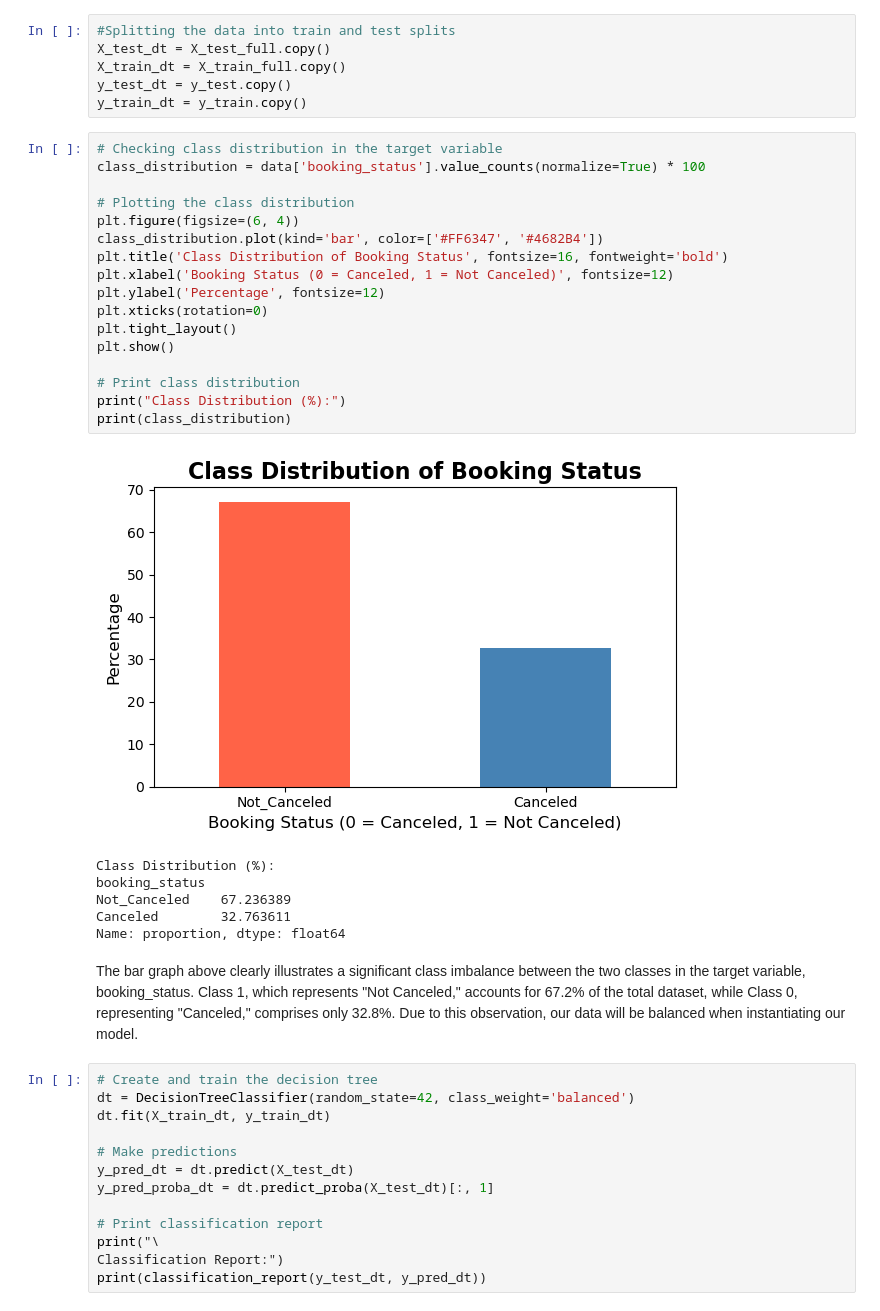
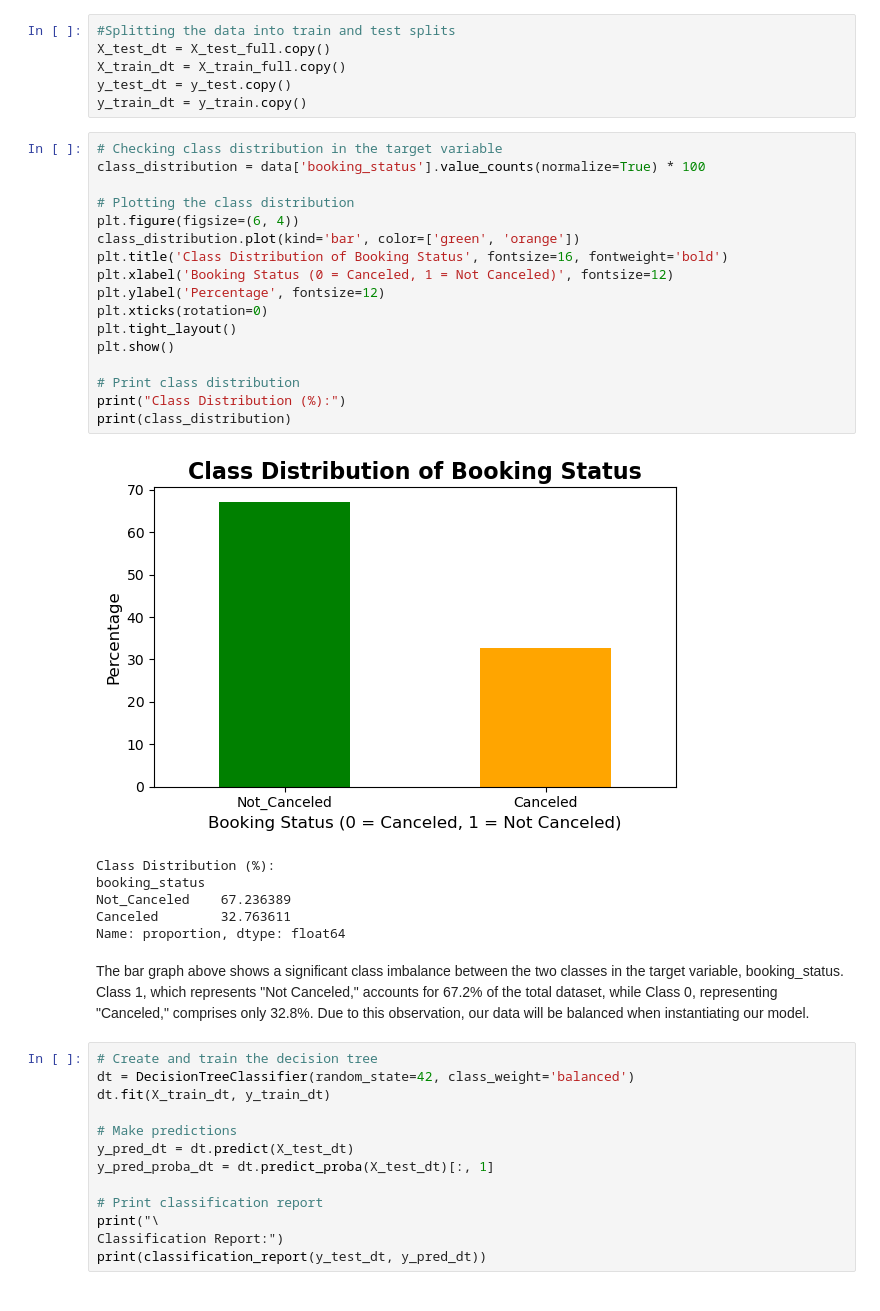
Before and after one commit to James-tech4/JAMES-PHASE-3-DSPT-8-PROJECT, a Jupyter notebook: project3.ipynb, the cells around one changed output. Cells and saved outputs as stored; diff of their text form.

```diff
--- a/project3.ipynb
+++ b/project3.ipynb
@@ -590,29 +598,29 @@ y_train_dt = y_train.copy()
 # %%
 # Checking class distribution in the target variable
 class_distribution = data['booking_status'].value_counts(normalize=True) * 100
 
 # Plotting the class distribution
 plt.figure(figsize=(6, 4))
-class_distribution.plot(kind='bar', color=['#FF6347', '#4682B4'])
+class_distribution.plot(kind='bar', color=['green', 'orange'])
 plt.title('Class Distribution of Booking Status', fontsize=16, fontweight='bold')
 plt.xlabel('Booking Status (0 = Canceled, 1 = Not Canceled)', fontsize=12)
 plt.ylabel('Percentage', fontsize=12)
 plt.xticks(rotation=0)
 plt.tight_layout()
 plt.show()
 
 # Print class distribution
 print("Class Distribution (%):")
 print(class_distribution)
 # %% [output]
-[figure, old version]
+[figure, new version]
 Class Distribution (%):
 booking_status
 Not_Canceled    67.236389
 Canceled        32.763611
 Name: proportion, dtype: float64
 # %% [markdown]
-The bar graph above clearly illustrates a significant class imbalance between the two classes in the target variable, booking_status. Class 1, which represents "Not Canceled," accounts for 67.2% of the total dataset, while Class 0, representing "Canceled," comprises only 32.8%. Due to this observation, our data will be balanced when instantiating our model.
+The bar graph above shows a significant class imbalance between the two classes in the target variable, booking_status. Class 1, which represents "Not Canceled," accounts for 67.2% of the total dataset, while Class 0, representing "Canceled," comprises only 32.8%. Due to this observation, our data will be balanced when instantiating our model.
 # %%
 # Create and train the decision tree
 dt = DecisionTreeClassifier(random_state=42, class_weight='balanced')
```
Also changed, not shown: parts of 34 cells of this notebook.
